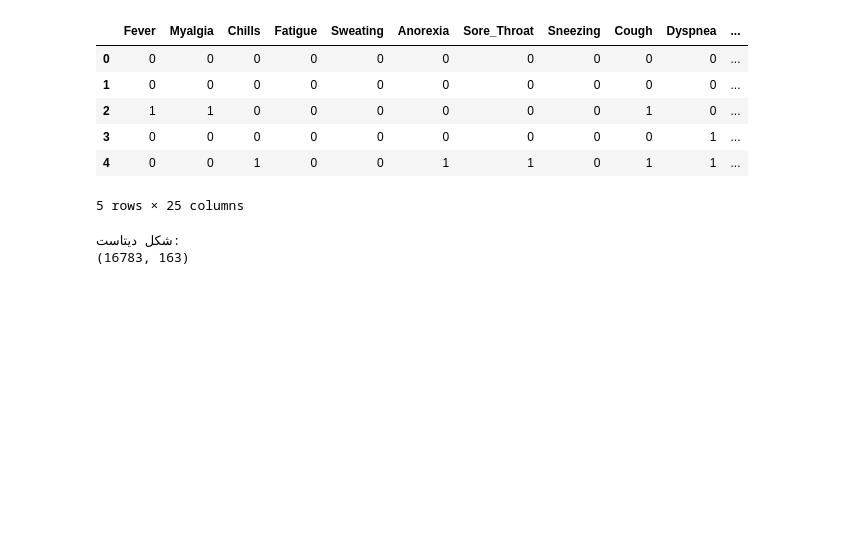
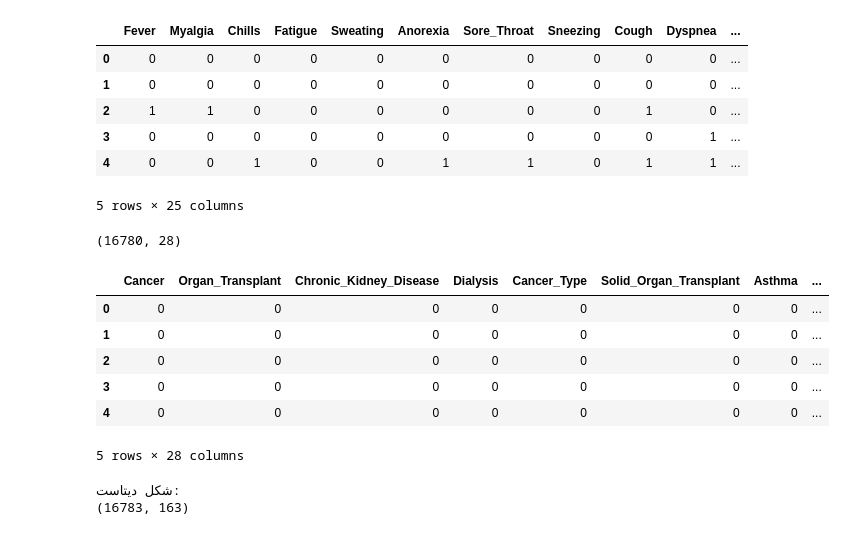
Before and after one commit to Atefeh-Amjadian/covid-risk-prediction, a Jupyter notebook: notebooks/01_exploration.ipynb, the cells around one changed output. Saved outputs shown, nothing was run; the diff lists cells and outputs as text; code cells hidden in the pictures; blank space fills up the shorter version.

Commit message:
Implement and validate PMH feature extraction

```diff
--- a/notebooks/01_exploration.ipynb
+++ b/notebooks/01_exploration.ipynb
@@ -26,6 +26,28 @@ df_symptoms.head()
 | 3 | 0 | 0 | 0 | 0 | 0 | 0 | 0 | 0 | 0 | 1 | ... |
 | 4 | 0 | 0 | 1 | 0 | 0 | 1 | 1 | 0 | 1 | 1 | ... |
 5 rows × 25 columns
+# %%
+import sys
+sys.path.append("..")
+
+#import importlib
+import src.features as features
+
+#importlib.reload(features)
+
+df_pmh = features.extract_pmh(df_raw)
+
+print(df_pmh.shape)
+df_pmh.head()
+# %% [output]
+(16780, 28)
+|  | Cancer | Organ_Transplant | Chronic_Kidney_Disease | Dialysis | Cancer_Type | Solid_Organ_Transplant | Asthma | ... |
+| 0 | 0 | 0 | 0 | 0 | 0 | 0 | 0 | ... |
+| 1 | 0 | 0 | 0 | 0 | 0 | 0 | 0 | ... |
+| 2 | 0 | 0 | 0 | 0 | 0 | 0 | 0 | ... |
+| 3 | 0 | 0 | 0 | 0 | 0 | 0 | 0 | ... |
+| 4 | 0 | 0 | 0 | 0 | 0 | 0 | 0 | ... |
+5 rows × 28 columns
 # %%
 import pandas as pd
 import numpy as np
```
